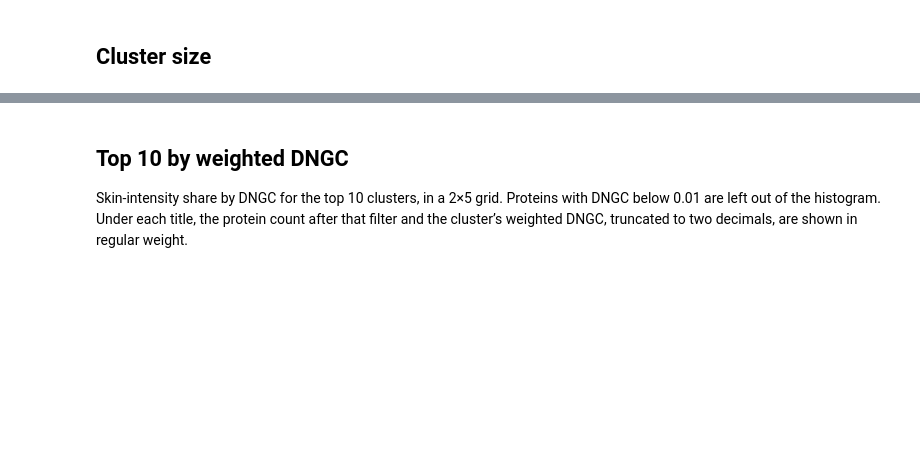
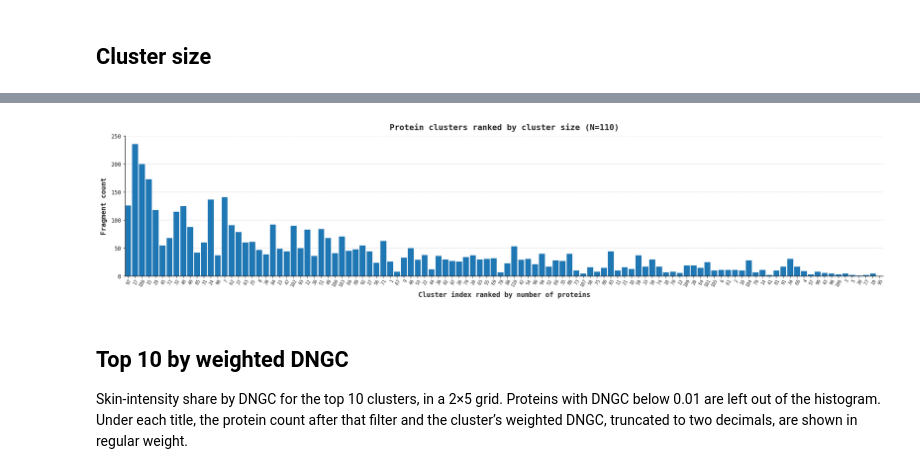
Before and after one commit to KYinXu/Peptide-Anti-microbial-Properties-Prediction, a Jupyter notebook: notebooks/skin_clusters/final_presentation_figures.ipynb, the cells around one changed output, grey strips where cells are left out. Cells and saved outputs as stored; diff of their text form; code cells hidden in the pictures; blank space fills up the shorter version.

```diff
--- a/notebooks/skin_clusters/final_presentation_figures.ipynb
+++ b/notebooks/skin_clusters/final_presentation_figures.ipynb
@@ -320,3 +266,63 @@ plot_cluster_size_counts(
+# %%
+def active_fragment_count(sigma: np.ndarray) -> int:
+    active = np.isfinite(sigma) & (sigma > SIGMA_ACTIVITY_THRESHOLD)
+    if active.size == 0 or not np.any(active):
+        return 0
+    padded = np.concatenate([[False], active, [False]])
+    changes = np.diff(padded.astype(np.int8))
+    return int(np.count_nonzero(changes == 1))
+
+
+def cluster_fragment_table(frame: pd.DataFrame) -> pd.DataFrame:
+    delimiters = frame[DELIMITER_COL].fillna(";").astype(str)
+    counts = np.empty(len(frame), dtype=np.int64)
+    for index, (text, delimiter) in enumerate(zip(frame[SIGMA_COLUMN], delimiters, strict=True)):
+        sigma = parse_profile(text, delimiter)
+        active = np.isfinite(sigma) & (sigma > SIGMA_ACTIVITY_THRESHOLD)
+        s_score = int(np.count_nonzero(active))
+        dngc = 0.0 if s_score == 0 else float(np.sum(sigma[active] - SIGMA_ACTIVITY_THRESHOLD) / s_score)
+        counts[index] = active_fragment_count(sigma) if dngc >= DNGC_MIN_THRESHOLD else 0
+    grouped = frame.assign(_fragments=counts).groupby(CLUSTER_COL, sort=False)
+    protein_count = grouped.size()
+    table = pd.DataFrame(
+        {
+            CLUSTER_COL: protein_count.index,
+            "protein_count": protein_count.to_numpy(),
+            "fragment_count": grouped["_fragments"].sum().reindex(protein_count.index).to_numpy(),
+        }
+    )
+    table["_cluster_order"] = [
+        cluster_sort_key(name)[1] if cluster_sort_key(name)[0] == 0 else 10**9
+        for name in table[CLUSTER_COL]
+    ]
+    ordered = table.sort_values(
+        ["protein_count", "_cluster_order", CLUSTER_COL],
+        ascending=[False, True, True],
+        kind="mergesort",
+    )
+    return ordered.drop(columns="_cluster_order").reset_index(drop=True)
+
+
+def _count_tick_step(maximum: float) -> float:
+    if maximum <= 0:
+        return 1.0
+    target = maximum / 6.0
+    exponent = np.floor(np.log10(target))
+    fraction = target / (10 ** exponent)
+    nice = 1.0 if fraction <= 1 else 2.0 if fraction <= 2 else 5.0 if fraction <= 5 else 10.0
+    return float(nice * (10 ** exponent))
+
+
+size_ranked_fragments = cluster_fragment_table(profiles)
+plot_cluster_size_counts(
+    size_ranked_fragments,
+    title=f"Protein clusters ranked by cluster size (N={len(size_ranked_fragments)})",
+    value_column="fragment_count",
+    ylabel="Fragment count",
+    y_tick_step=_count_tick_step(float(size_ranked_fragments["fragment_count"].max())),
+)
+# %% [output]
+[figure, added]
 # %% [markdown]
 ## Top 10 by weighted DNGC
 
```
Also changed, not shown: parts of 8 cells of this notebook, 2 other files.
